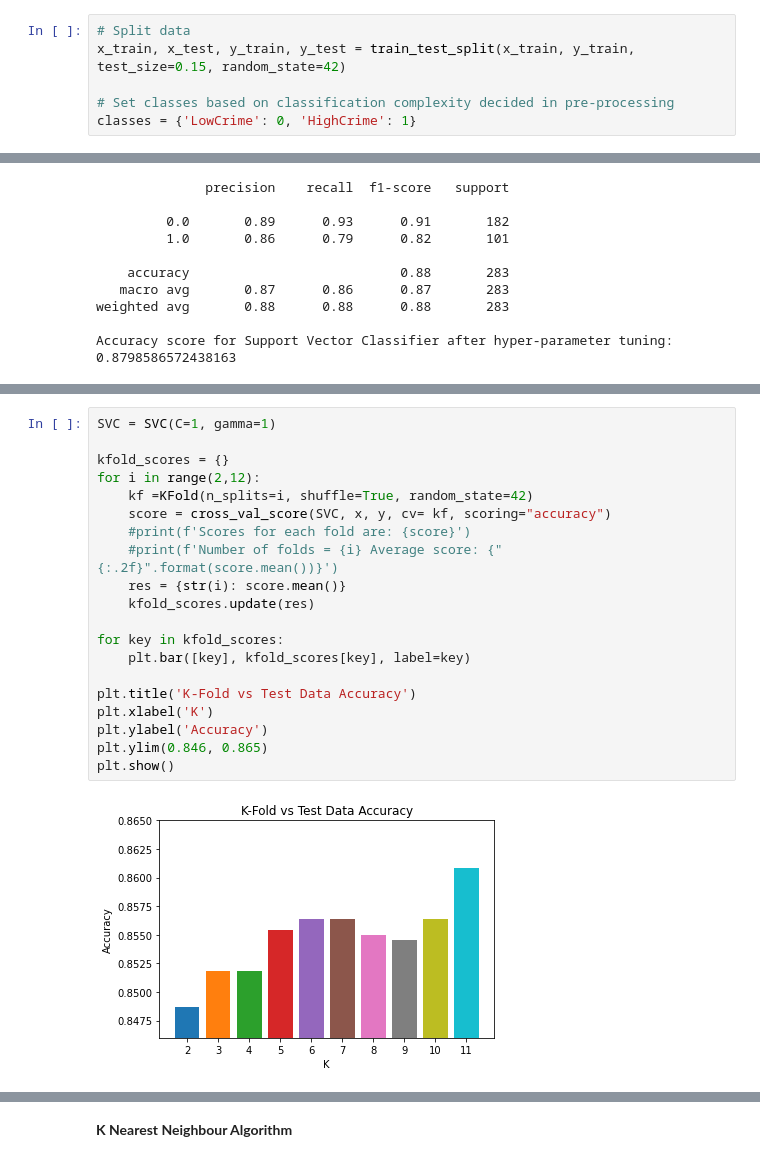
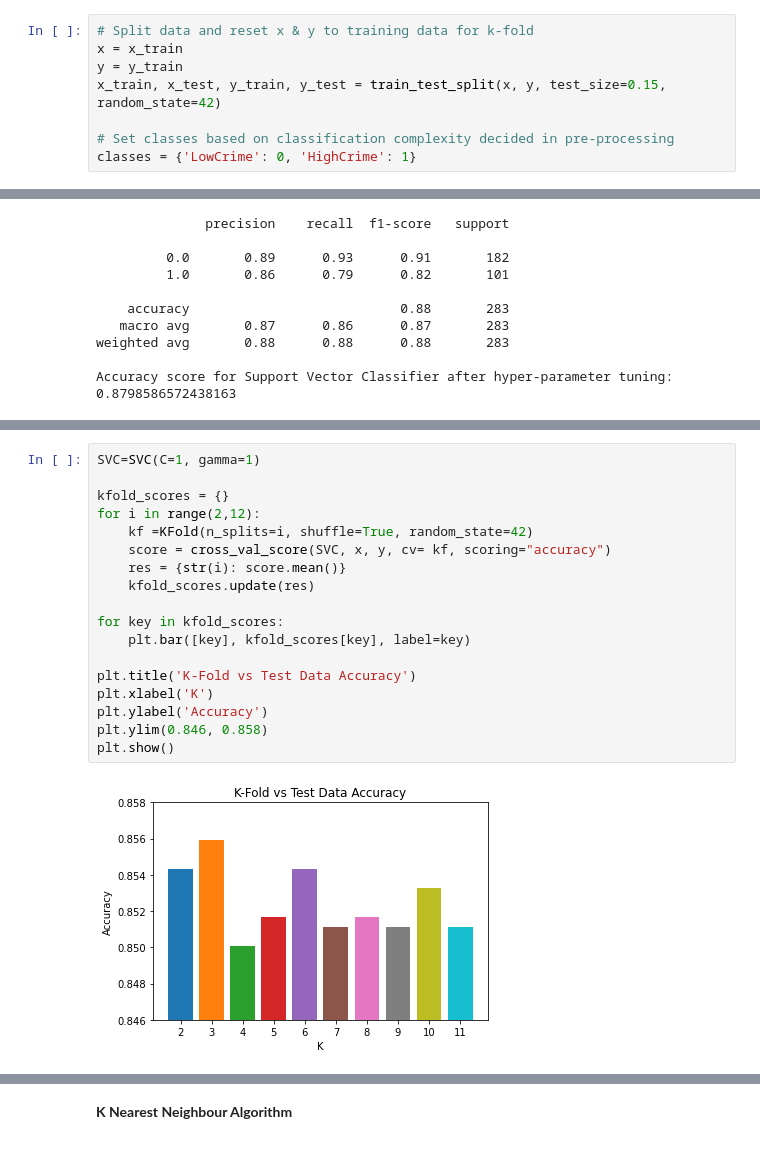
Before and after one commit to blueriver212/Crime_Prediction_ML, a Jupyter notebook: IB_FINAL.ipynb, the cells around one changed output, grey strips where cells are left out. Cells and saved outputs as stored; diff of their text form.

```diff
--- a/IB_FINAL.ipynb
+++ b/IB_FINAL.ipynb
@@ -17,6 +30,8 @@ However, issues with memory complexity of storing all training instances and ris
 # %%
-# Split data
-x_train, x_test, y_train, y_test = train_test_split(x_train, y_train, test_size=0.15, random_state=42)
+# Split data and reset x & y to training data for k-fold
+x = x_train
+y = y_train
+x_train, x_test, y_train, y_test = train_test_split(x, y, test_size=0.15, random_state=42)
 
 # Set classes based on classification complexity decided in pre-processing
 classes = {'LowCrime': 0, 'HighCrime': 1}
@@ -151,23 +177,21 @@ Accuracy score for Support Vector Classifier after hyper-parameter tuning: 0.879
 # %%
-SVC = SVC(C=1, gamma=1)
+SVC=SVC(C=1, gamma=1)
 
 kfold_scores = {}
 for i in range(2,12):
     kf =KFold(n_splits=i, shuffle=True, random_state=42)
     score = cross_val_score(SVC, x, y, cv= kf, scoring="accuracy")
-    #print(f'Scores for each fold are: {score}')
-    #print(f'Number of folds = {i} Average score: {"{:.2f}".format(score.mean())}')
     res = {str(i): score.mean()}
     kfold_scores.update(res)
 
 for key in kfold_scores:
     plt.bar([key], kfold_scores[key], label=key)
 
 plt.title('K-Fold vs Test Data Accuracy')
 plt.xlabel('K')
 plt.ylabel('Accuracy')
-plt.ylim(0.846, 0.865)
+plt.ylim(0.846, 0.858)
 plt.show()
 # %% [output]
-[figure, old version]
+[figure, new version]
 # %%
```
Also changed, not shown: parts of 16 cells of this notebook.
